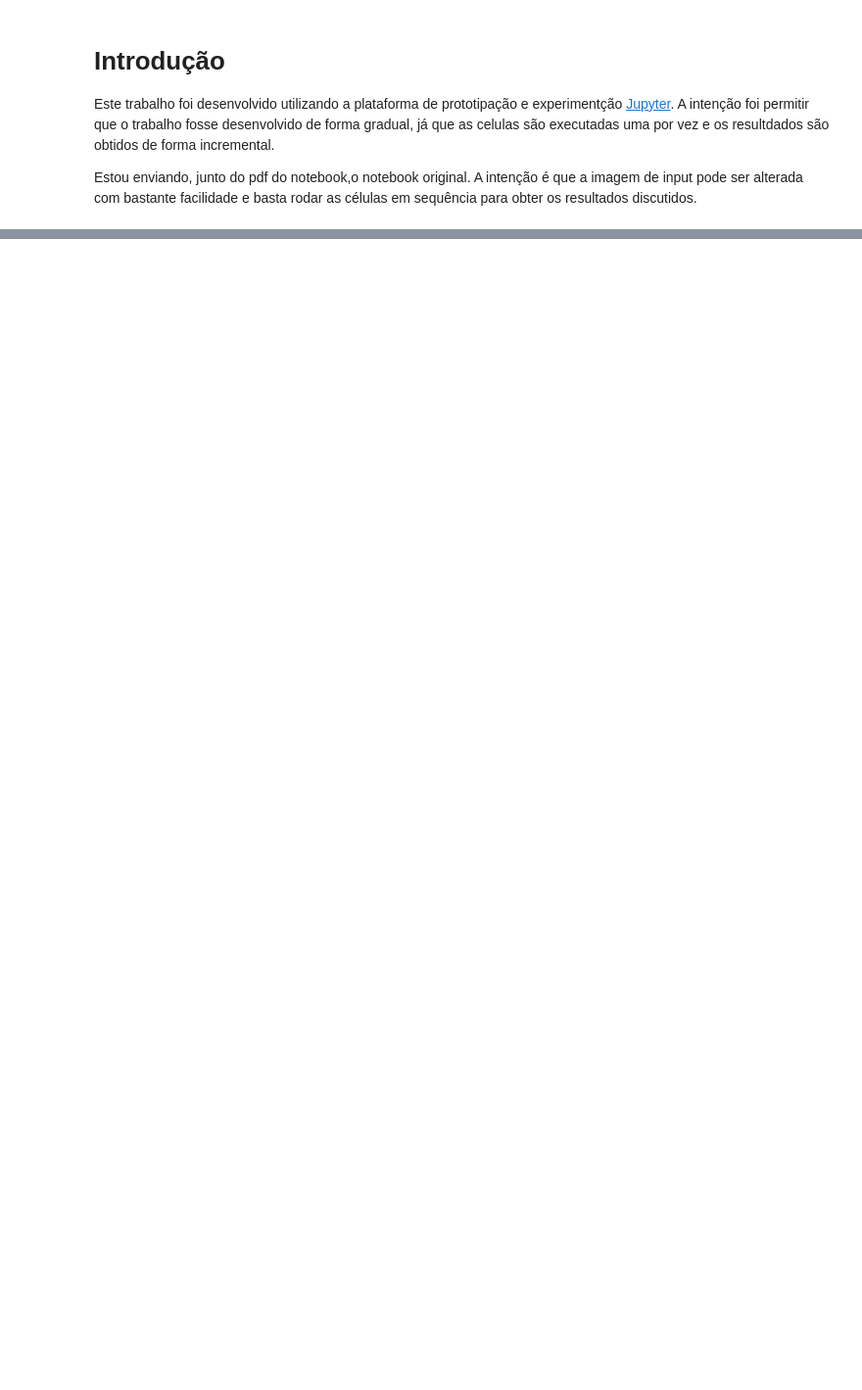
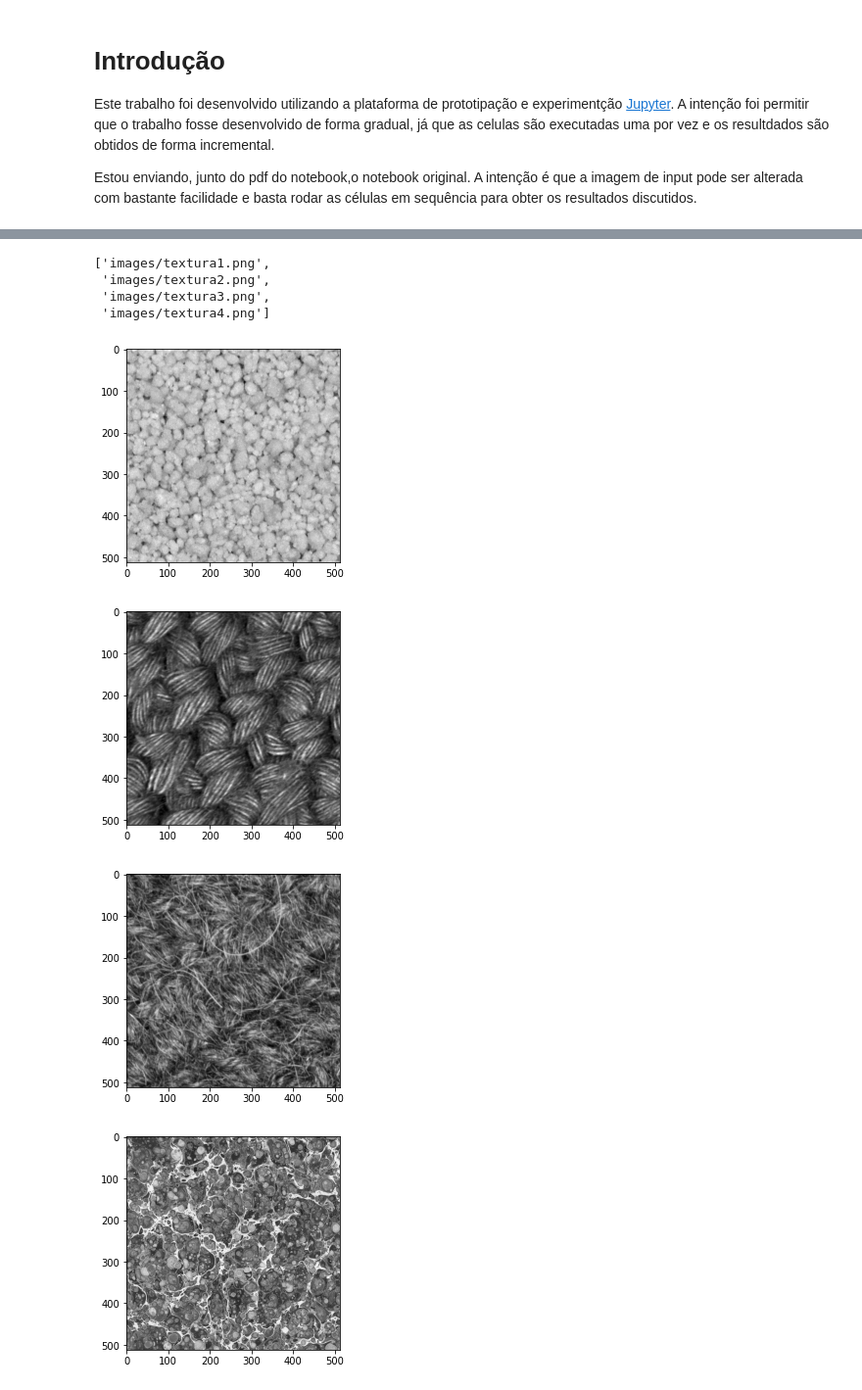
Before and after one commit to tiagodalloca/mc920-trabalho4, a Jupyter notebook: Trabalho 4 - Notebook.ipynb, the cells around one changed output, grey strips where cells are left out. Shown at 98% size. Saved outputs shown, nothing was run; the diff lists cells and outputs as text; code cells hidden in the pictures; blank space fills up the shorter version.

```diff
--- a/Trabalho 4 - Notebook.ipynb
+++ b/Trabalho 4 - Notebook.ipynb
@@ -34,3 +32,0 @@ img_file_name = 'images/objetos3.png'
-# %%
-img = cv2.imread(img_file_name, cv2.IMREAD_GRAYSCALE)
-img
@@ -129,0 +35,21 @@ plt.hist(x=areas, bins=[0, 1500, 3000, 4500], rwidth=.8)
+# %%
+folder_name = 'images/'
+img_file_names = [folder_name + x for x in os.listdir(folder_name)]
+img_file_names.sort()
+img_file_names
+# %% [output]
+['images/textura1.png',
+ 'images/textura2.png',
+ 'images/textura3.png',
+ 'images/textura4.png']
+# %%
+imgs = [cv2.imread(x, cv2.IMREAD_GRAYSCALE) for x in img_file_names]
+# %%
+for img in imgs:
+    plt.figure()
+    plt.imshow(img, 'gray')
+# %% [output]
+[figure, added]
+[figure, added]
+[figure, added]
+[figure, added]
```
Also changed, not shown: parts of 38 cells of this notebook, 7 other files.
